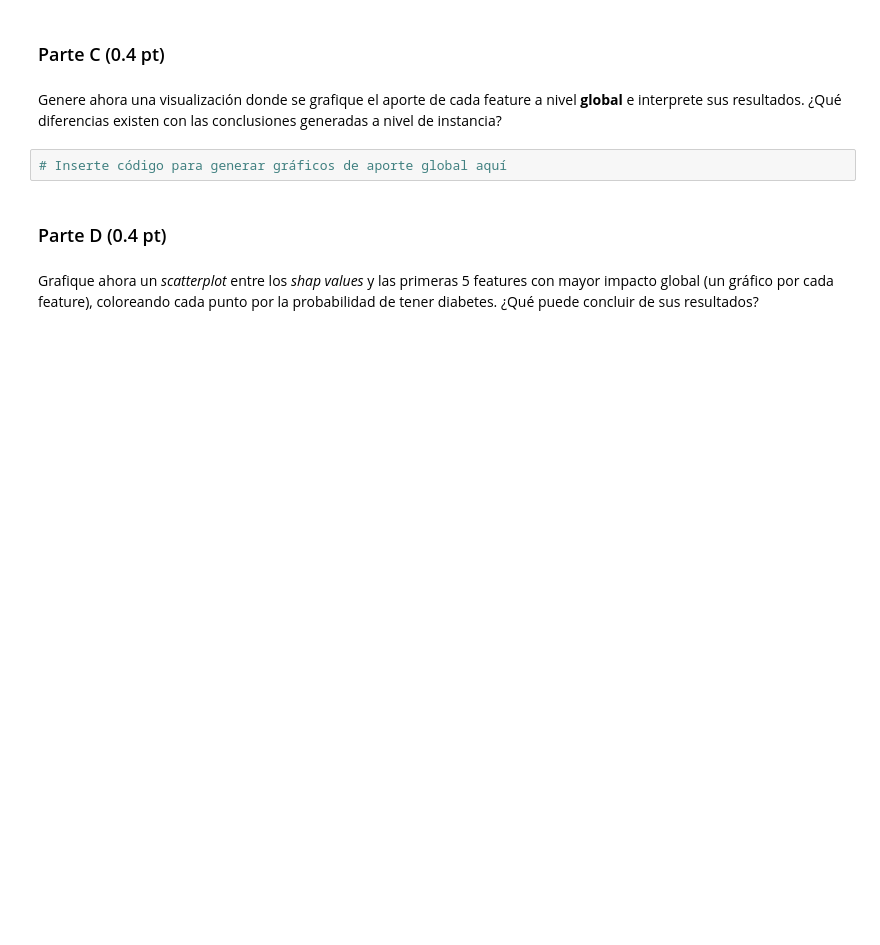
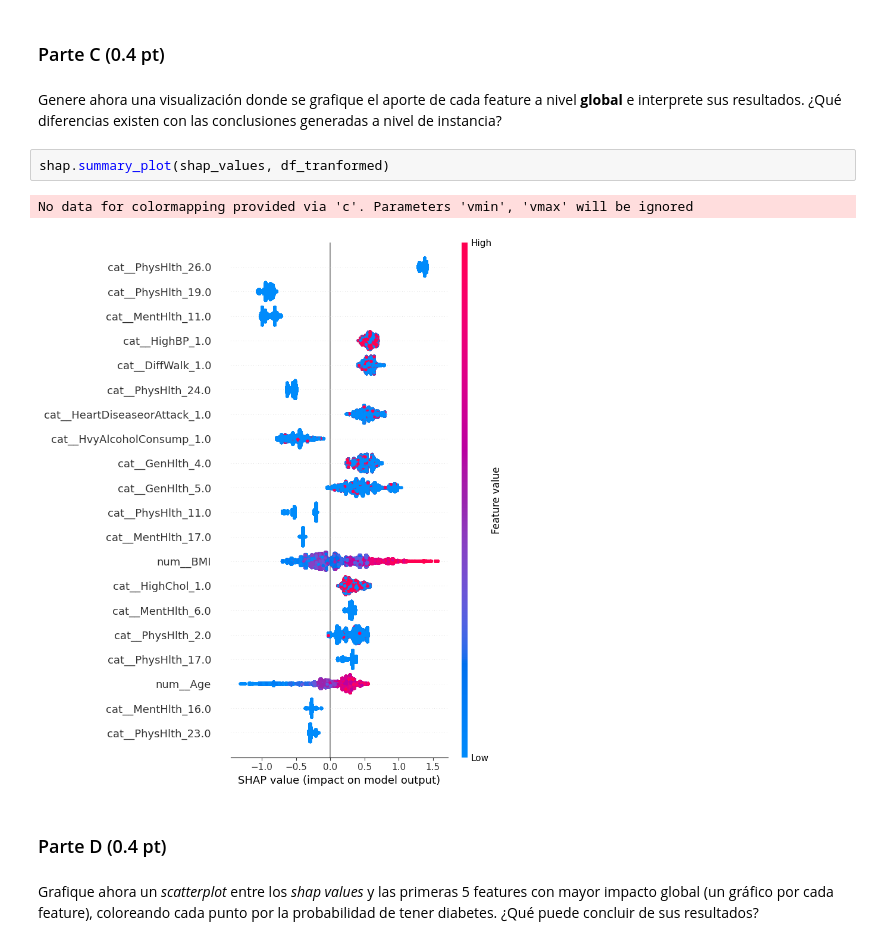
Before and after one commit to mvarasg/MDS7202-Lab-Programacion-Cientifica-MDS, a Jupyter notebook: lab10/Laboratorio10_Respuestas.ipynb, the cells around one changed output. Drawn from its saved outputs; the diff is of its cells as text; blank space fills up the shorter version.

```diff
--- a/lab10/Laboratorio10_Respuestas.ipynb
+++ b/lab10/Laboratorio10_Respuestas.ipynb
@@ -265,8 +345,11 @@ Usando los *shap values* calculados, grafique el **aporte** de las diferentes va
 ### Parte C (0.4 pt)
 # %% [markdown]
 Genere ahora una visualización donde se grafique el aporte de cada feature a nivel **global** e interprete sus resultados. ¿Qué diferencias existen con las conclusiones generadas a nivel de instancia?
-# %%
-# Inserte código para generar gráficos de aporte global aquí
+# %%
+shap.summary_plot(shap_values, df_tranformed)
+# %% [output]
+No data for colormapping provided via 'c'. Parameters 'vmin', 'vmax' will be ignored
+[figure, added]
 # %% [markdown]
 ### Parte D (0.4 pt)
 # %% [markdown]
```
Also changed, not shown: parts of 14 cells of this notebook.
